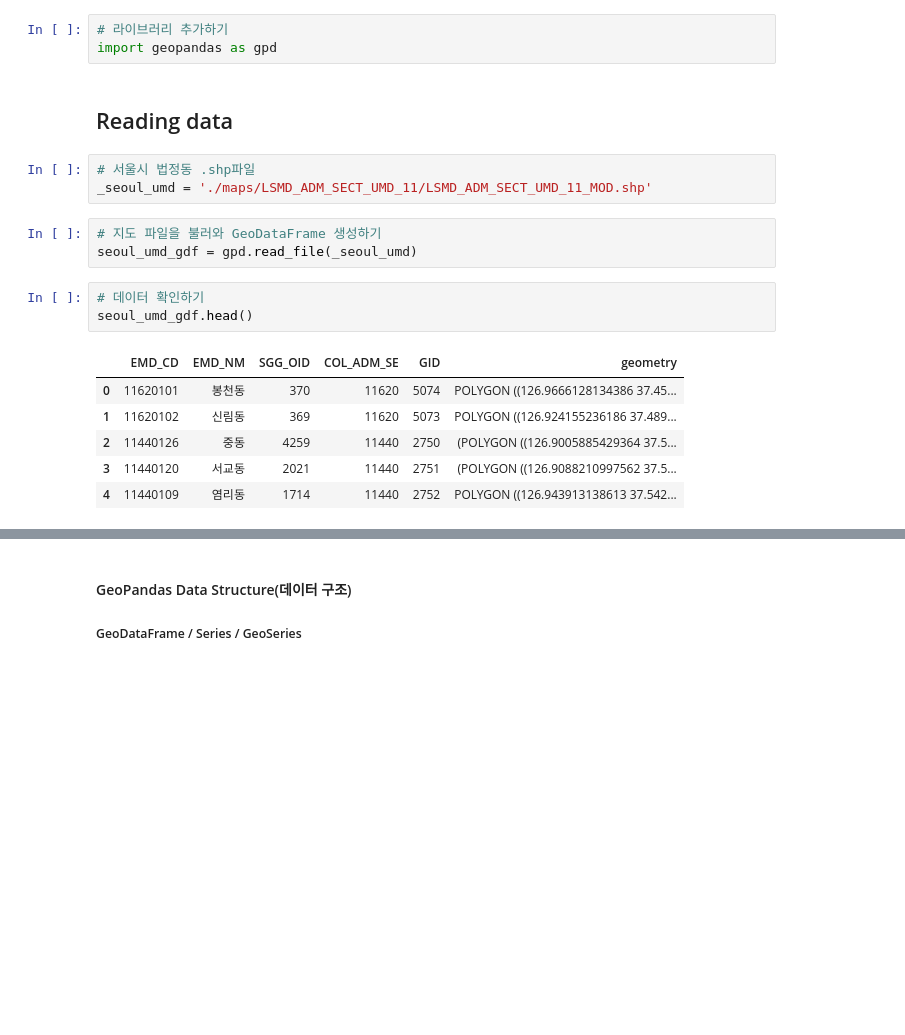
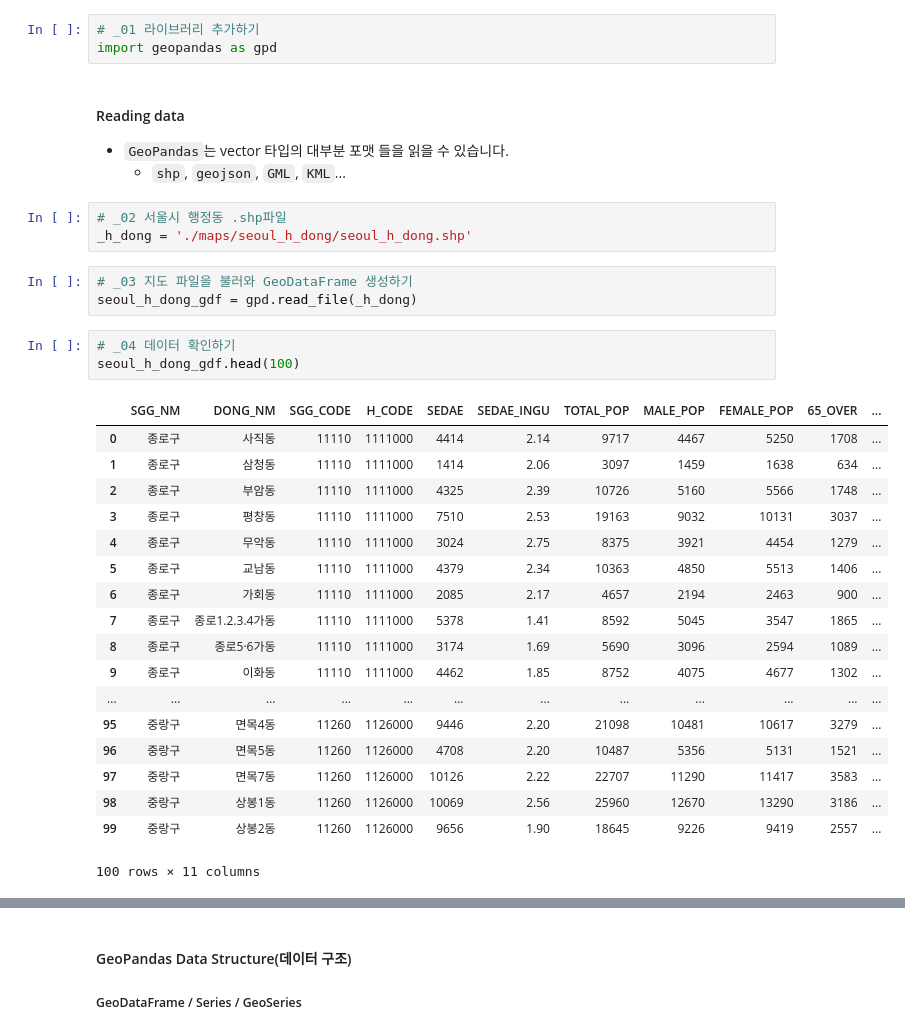
Before and after one commit to rollinstar/gpd_example, a Jupyter notebook: (Basic)Geospatial_Data_with_Python_1st.ipynb, the cells around one changed output, grey strips where cells are left out. Cells and saved outputs as stored; diff of their text form; blank space fills up the shorter version.

```diff
--- a/(Basic)Geospatial_Data_with_Python_1st.ipynb
+++ b/(Basic)Geospatial_Data_with_Python_1st.ipynb
@@ -18,22 +30,36 @@
 # %%
-# 라이브러리 추가하기
+# _01 라이브러리 추가하기
 import geopandas as gpd
-# %% [markdown]
-##  Reading data
+# %% [markdown]
+#### Reading data
+- `GeoPandas`는 vector 타입의 대부분 포맷 들을 읽을 수 있습니다.
+    - `shp`, `geojson`, `GML`, `KML`...
 # %%
-# 서울시 법정동 .shp파일
-_seoul_umd = './maps/LSMD_ADM_SECT_UMD_11/LSMD_ADM_SECT_UMD_11_MOD.shp'
+# _02 서울시 행정동 .shp파일
+_h_dong = './maps/seoul_h_dong/seoul_h_dong.shp'
 # %%
-# 지도 파일을 불러와 GeoDataFrame 생성하기
-seoul_umd_gdf = gpd.read_file(_seoul_umd)
+# _03 지도 파일을 불러와 GeoDataFrame 생성하기
+seoul_h_dong_gdf = gpd.read_file(_h_dong)
 # %%
-# 데이터 확인하기
-seoul_umd_gdf.head()
+# _04 데이터 확인하기
+seoul_h_dong_gdf.head(100)
 # %% [output]
-|  | EMD_CD | EMD_NM | SGG_OID | COL_ADM_SE | GID | geometry |
-| 0 | 11620101 | 봉천동 | 370 | 11620 | 5074 | POLYGON ((126.9666128134386 37.45... |
-| 1 | 11620102 | 신림동 | 369 | 11620 | 5073 | POLYGON ((126.924155236186 37.489... |
-| 2 | 11440126 | 중동 | 4259 | 11440 | 2750 | (POLYGON ((126.9005885429364 37.5... |
-| 3 | 11440120 | 서교동 | 2021 | 11440 | 2751 | (POLYGON ((126.9088210997562 37.5... |
-| 4 | 11440109 | 염리동 | 1714 | 11440 | 2752 | POLYGON ((126.943913138613 37.542... |
+|  | SGG_NM | DONG_NM | SGG_CODE | H_CODE | SEDAE | SEDAE_INGU | TOTAL_POP | MALE_POP | FEMALE_POP | 65_OVER | ... |
+| 0 | 종로구 | 사직동 | 11110 | 1111000 | 4414 | 2.14 | 9717 | 4467 | 5250 | 1708 | ... |
+| 1 | 종로구 | 삼청동 | 11110 | 1111000 | 1414 | 2.06 | 3097 | 1459 | 1638 | 634 | ... |
+| 2 | 종로구 | 부암동 | 11110 | 1111000 | 4325 | 2.39 | 10726 | 5160 | 5566 | 1748 | ... |
+| 3 | 종로구 | 평창동 | 11110 | 1111000 | 7510 | 2.53 | 19163 | 9032 | 10131 | 3037 | ... |
+| 4 | 종로구 | 무악동 | 11110 | 1111000 | 3024 | 2.75 | 8375 | 3921 | 4454 | 1279 | ... |
+| 5 | 종로구 | 교남동 | 11110 | 1111000 | 4379 | 2.34 | 10363 | 4850 | 5513 | 1406 | ... |
+| 6 | 종로구 | 가회동 | 11110 | 1111000 | 2085 | 2.17 | 4657 | 2194 | 2463 | 900 | ... |
+| 7 | 종로구 | 종로1.2.3.4가동 | 11110 | 1111000 | 5378 | 1.41 | 8592 | 5045 | 3547 | 1865 | ... |
+| 8 | 종로구 | 종로5·6가동 | 11110 | 1111000 | 3174 | 1.69 | 5690 | 3096 | 2594 | 1089 | ... |
+| 9 | 종로구 | 이화동 | 11110 | 1111000 | 4462 | 1.85 | 8752 | 4075 | 4677 | 1302 | ... |
+| ... | ... | ... | ... | ... | ... | ... | ... | ... | ... | ... | ... |
+| 95 | 중랑구 | 면목4동 | 11260 | 1126000 | 9446 | 2.20 | 21098 | 10481 | 10617 | 3279 | ... |
+| 96 | 중랑구 | 면목5동 | 11260 | 1126000 | 4708 | 2.20 | 10487 | 5356 | 5131 | 1521 | ... |
+| 97 | 중랑구 | 면목7동 | 11260 | 1126000 | 10126 | 2.22 | 22707 | 11290 | 11417 | 3583 | ... |
+| 98 | 중랑구 | 상봉1동 | 11260 | 1126000 | 10069 | 2.56 | 25960 | 12670 | 13290 | 3186 | ... |
+| 99 | 중랑구 | 상봉2동 | 11260 | 1126000 | 9656 | 1.90 | 18645 | 9226 | 9419 | 2557 | ... |
+100 rows × 11 columns
 # %%
```
Also changed, not shown: parts of 46 cells of this notebook, 21 other files.
